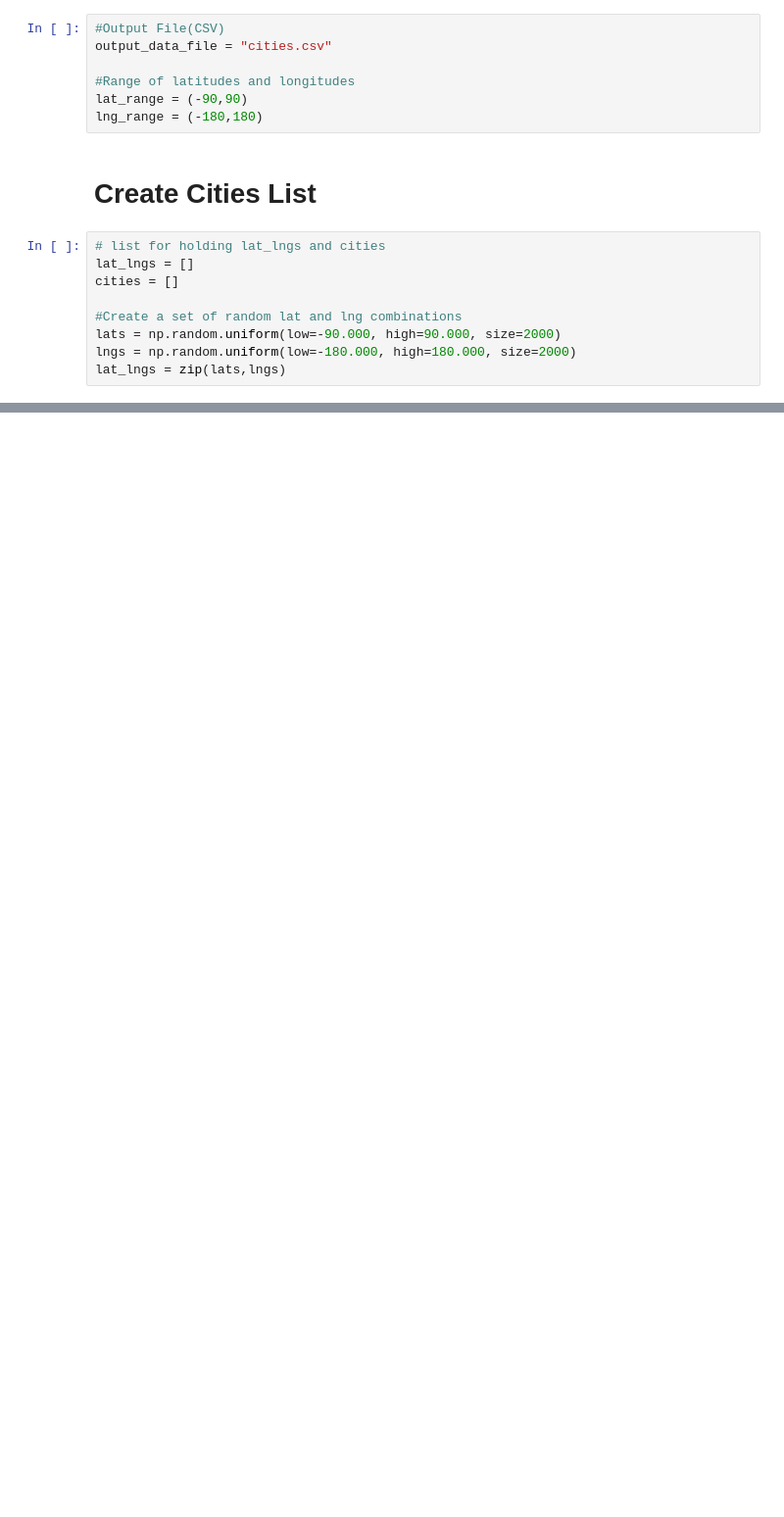
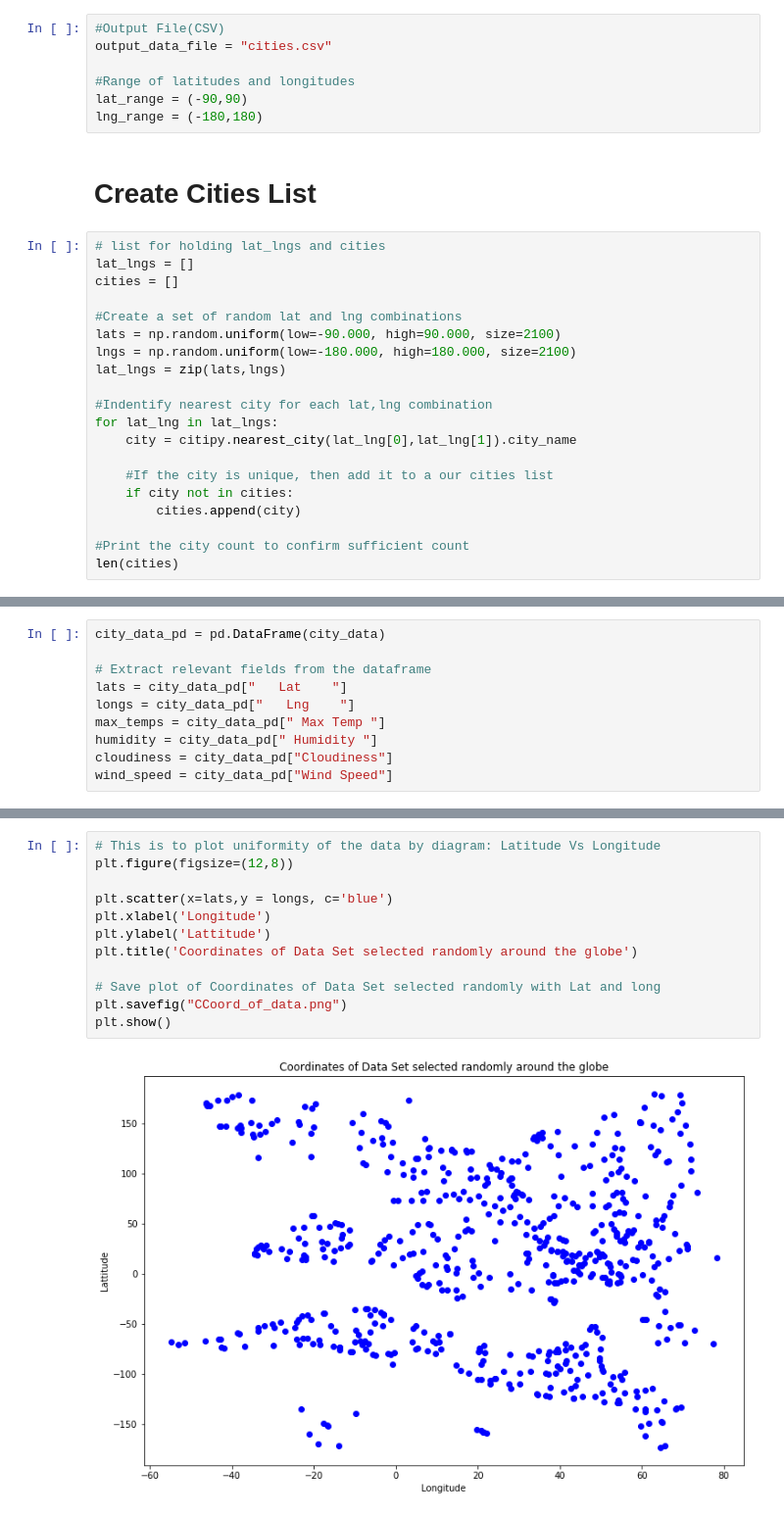
Before and after one commit to toncus/Project-6-PythonAPIs, a Jupyter notebook: WeatherPy.ipynb, the cells around one changed output, grey strips where cells are left out. Shown: that part at 98% size. Cells and saved outputs as stored; diff of their text form; blank space fills up the shorter version.

```diff
--- a/WeatherPy.ipynb
+++ b/WeatherPy.ipynb
@@ -32,6 +33,17 @@ lat_lngs = []
 cities = []
 
 #Create a set of random lat and lng combinations
-lats = np.random.uniform(low=-90.000, high=90.000, size=2000)
-lngs = np.random.uniform(low=-180.000, high=180.000, size=2000)
+lats = np.random.uniform(low=-90.000, high=90.000, size=2100)
+lngs = np.random.uniform(low=-180.000, high=180.000, size=2100)
 lat_lngs = zip(lats,lngs)
+
+#Indentify nearest city for each lat,lng combination
+for lat_lng in lat_lngs:
+    city = citipy.nearest_city(lat_lng[0],lat_lng[1]).city_name
+
+    #If the city is unique, then add it to a our cities list
+    if city not in cities:
+        cities.append(city)
+
+#Print the city count to confirm sufficient count
+len(cities)
@@ -50,0 +158,10 @@ len(cities)
+# %%
+city_data_pd = pd.DataFrame(city_data)
+
+# Extract relevant fields from the dataframe
+lats = city_data_pd["   Lat    "]
+longs = city_data_pd["   Lng    "]
+max_temps = city_data_pd[" Max Temp "]
+humidity = city_data_pd[" Humidity "]
+cloudiness = city_data_pd["Cloudiness"]
+wind_speed = city_data_pd["Wind Speed"]
@@ -50,0 +188,14 @@ len(cities)
+# %%
+# This is to plot uniformity of the data by diagram: Latitude Vs Longitude
+plt.figure(figsize=(12,8))
+
+plt.scatter(x=lats,y = longs, c='blue')
+plt.xlabel('Longitude')
+plt.ylabel('Lattitude')
+plt.title('Coordinates of Data Set selected randomly around the globe')
+
+# Save plot of Coordinates of Data Set selected randomly with Lat and long
+plt.savefig("CCoord_of_data.png")
+plt.show()
+# %% [output]
+[figure, added]
```
Also changed, not shown: parts of 19 cells of this notebook, 5 other files.
